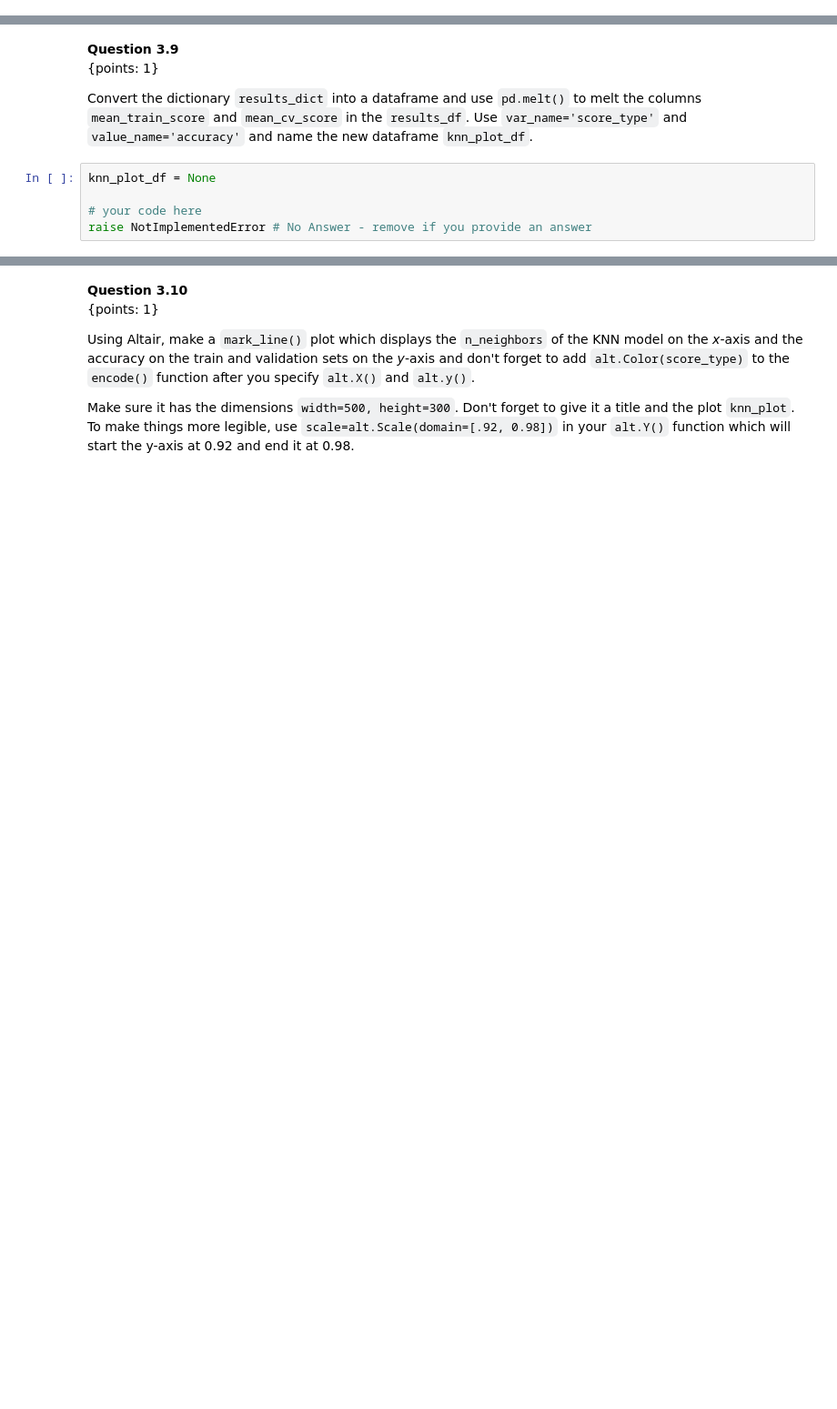
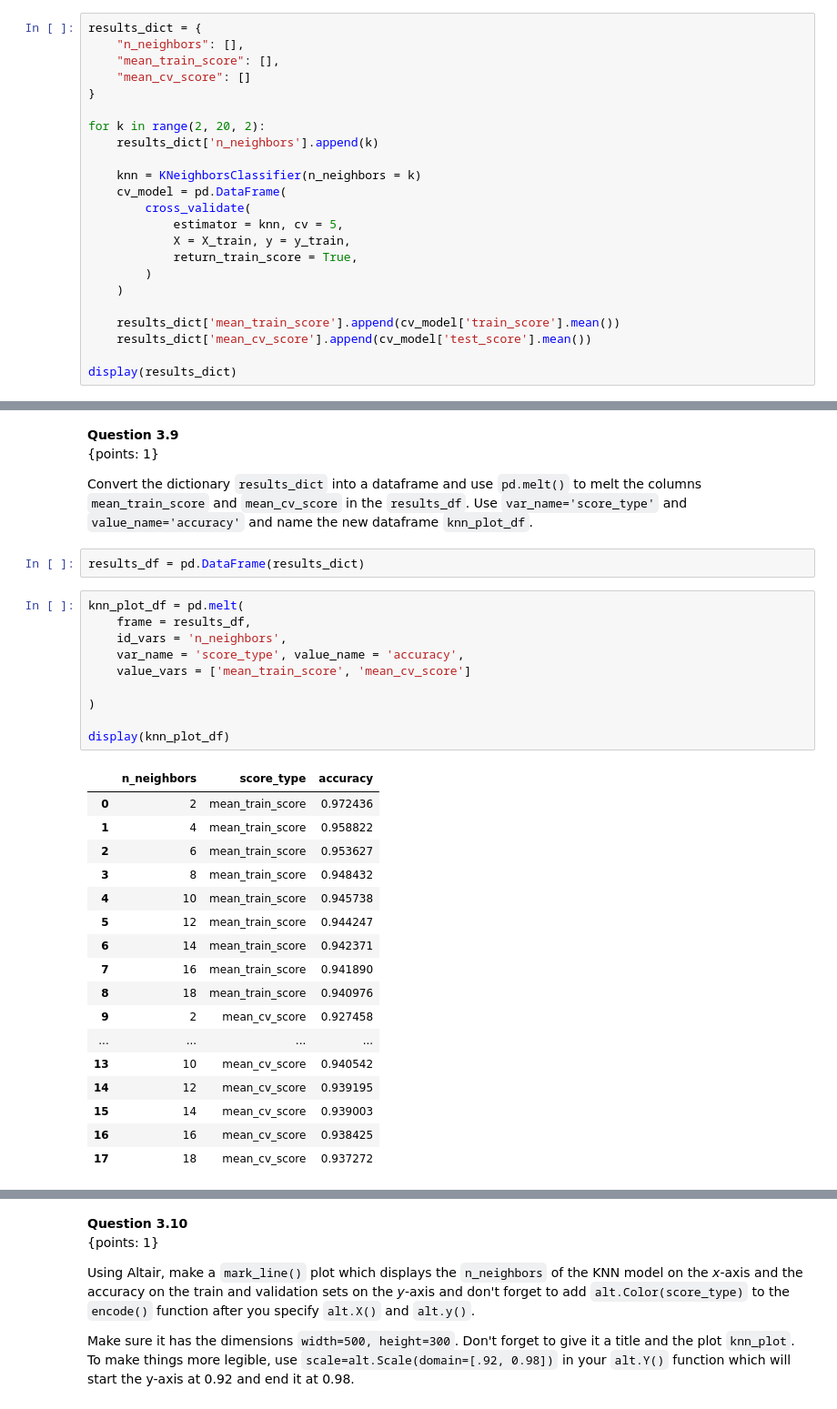
Before and after one commit to Dipto9999/intro-ml-students, a Jupyter notebook: release/assignment4/assignment4.ipynb, the cells around one changed output, grey strips where cells are left out. Shown at 91% size. Cells and saved outputs as stored; diff of their text form; blank space fills up the shorter version.

Commit message:
Completed Assignments With a Few Incorrect Answers. Will Fix During Course.

```diff
--- a/release/assignment4/assignment4.ipynb
+++ b/release/assignment4/assignment4.ipynb
@@ -464,0 +539,23 @@ results_dict
+# %%
+results_dict = {
+    "n_neighbors": [],
+    "mean_train_score": [],
+    "mean_cv_score": []
+}
+
+for k in range(2, 20, 2):
+    results_dict['n_neighbors'].append(k)
+
+    knn = KNeighborsClassifier(n_neighbors = k)
+    cv_model = pd.DataFrame(
+        cross_validate(
+            estimator = knn, cv = 5,
+            X = X_train, y = y_train,
+            return_train_score = True,
+        )
+    )
+
+    results_dict['mean_train_score'].append(cv_model['train_score'].mean())
+    results_dict['mean_cv_score'].append(cv_model['test_score'].mean())
+
+display(results_dict)
@@ -468,10 +587,35 @@ t.test_3_8(results_dict)
 **Question 3.9** <br> {points: 1}
 
 Convert the dictionary `results_dict` into a dataframe and use `pd.melt()` to melt the columns `mean_train_score` and `mean_cv_score` in the `results_df`.  Use `var_name='score_type'` and `value_name='accuracy'` and name the new dataframe `knn_plot_df`.
-# %%
-knn_plot_df = None
-
-# your code here
-raise NotImplementedError # No Answer - remove if you provide an answer
+# %%
+results_df = pd.DataFrame(results_dict)
+# %%
+knn_plot_df = pd.melt(
+    frame = results_df,
+    id_vars = 'n_neighbors',
+    var_name = 'score_type', value_name = 'accuracy',
+    value_vars = ['mean_train_score', 'mean_cv_score']
+
+)
+
+display(knn_plot_df)
+# %% [output]
+|  | n_neighbors | score_type | accuracy |
+| 0 | 2 | mean_train_score | 0.972436 |
+| 1 | 4 | mean_train_score | 0.958822 |
+| 2 | 6 | mean_train_score | 0.953627 |
+| 3 | 8 | mean_train_score | 0.948432 |
+| 4 | 10 | mean_train_score | 0.945738 |
+| 5 | 12 | mean_train_score | 0.944247 |
+| 6 | 14 | mean_train_score | 0.942371 |
+| 7 | 16 | mean_train_score | 0.941890 |
+| 8 | 18 | mean_train_score | 0.940976 |
+| 9 | 2 | mean_cv_score | 0.927458 |
+| ... | ... | ... | ... |
+| 13 | 10 | mean_cv_score | 0.940542 |
+| 14 | 12 | mean_cv_score | 0.939195 |
+| 15 | 14 | mean_cv_score | 0.939003 |
+| 16 | 16 | mean_cv_score | 0.938425 |
+| 17 | 18 | mean_cv_score | 0.937272 |
 # %%
 t.test_3_9(knn_plot_df)
```
Also changed, not shown: parts of 85 cells of this notebook, 1 other file.
